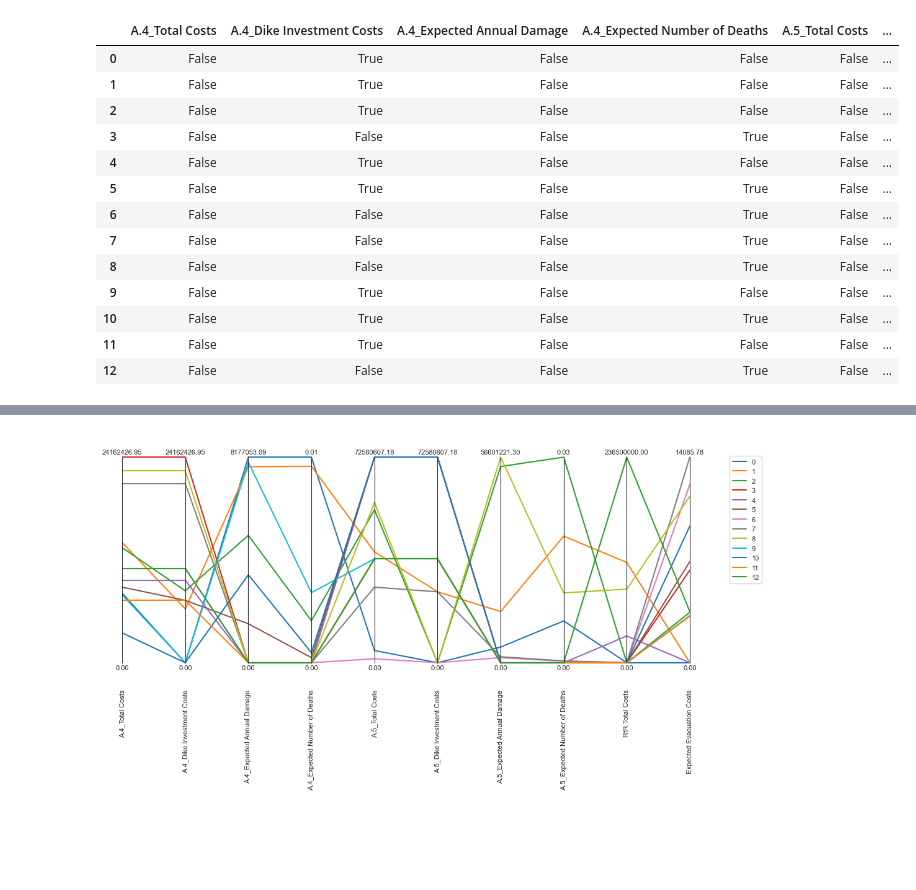
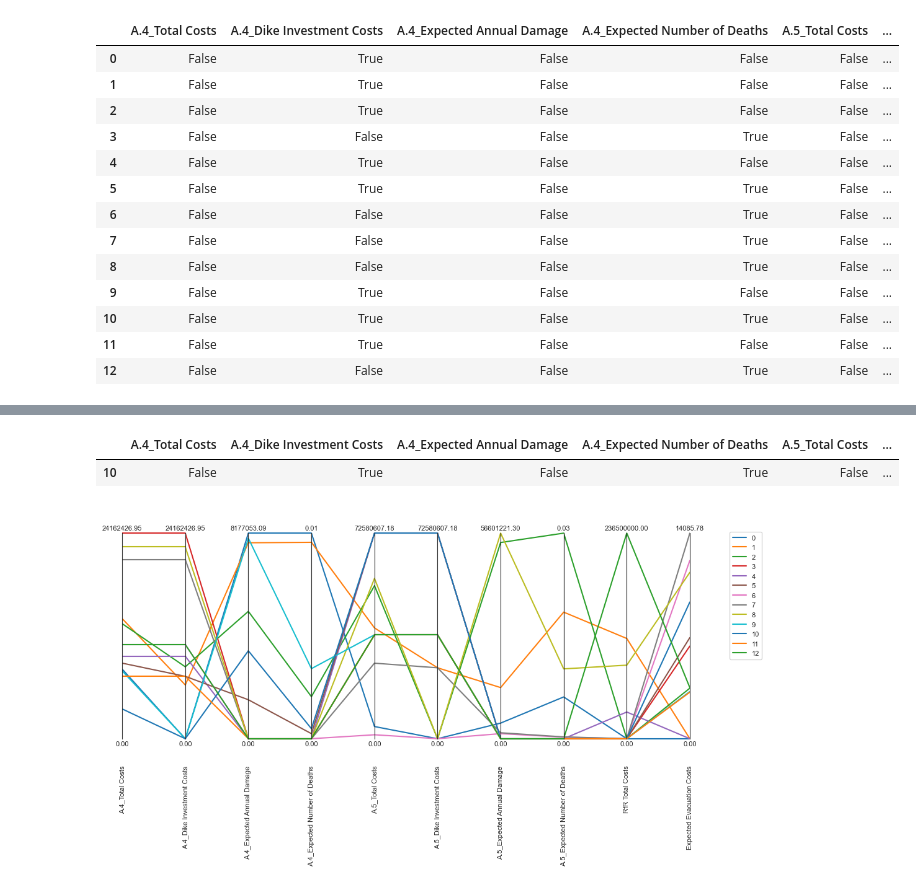
Before and after one commit to movephutthaphaiboon/epa141a-flood-policy-optimization-overijssel, a Jupyter notebook: final assignment/0_Robustness.ipynb, the cells around one changed output, grey strips where cells are left out. Saved outputs shown, nothing was run; the diff lists cells and outputs as text; code cells hidden in the pictures; blank space fills up the shorter version.

```diff
--- a/final assignment/0_Robustness.ipynb
+++ b/final assignment/0_Robustness.ipynb
@@ -337,0 +369,27 @@ satisficing_bool_df
+# %%
+thresholds = {
+    'A.4_Total Costs': 20000000,
+    'A.4_Expected Number of Deaths': 0.01,
+    'A.4_Expected Annual Damage': 1000000,
+    'A.4_Dike Investment Costs': 11000000,
+    'A.5_Total Costs': 20000000,
+    'A.5_Expected Number of Deaths': 0.04, # 0.04 IS THE SMALLEST
+    'A.5_Expected Annual Damage': 10000000,
+    'A.5_Dike Investment Costs': 35000000,
+    'RfR Total Costs': 150000000,
+    'Expected Evacuation Costs': 50000000,
+}
+
+satisficing_bool = {}
+
+for policy in np.unique(experiments['policy']):
+    mask = experiments['policy'] == policy
+    outcome_bools = {}
+    for outcome in model.outcomes:
+        values = outcomes[outcome.name][mask]
+        # True if all scenarios for this policy meet the threshold
+        outcome_bools[outcome.name] = np.all(values <= thresholds[outcome.name])
+    satisficing_bool[policy] = outcome_bools
+
+satisficing_bool_df = pd.DataFrame.from_dict(satisficing_bool, orient='index')
+satisficing_bool_df
@@ -338,3 +411,14 @@ satisficing_bool_df
+# %%
+# Find all policies that are True for both death outcomes
+filtered = satisficing_bool_df[
+    (satisficing_bool_df['A.4_Expected Number of Deaths']) &
+    (satisficing_bool_df['A.5_Expected Number of Deaths'])
+]
+
+filtered
+# %% [output]
+|  | A.4_Total Costs | A.4_Dike Investment Costs | A.4_Expected Annual Damage | A.4_Expected Number of Deaths | A.5_Total Costs | ... |
+| 10 | False | True | False | True | False | ... |
 # %%
 data = policy_medians_df  # Each row: policy, Each column: outcome
 colors = sns.color_palette(n_colors=len(data))
```
Also changed, not shown: parts of 3 cells of this notebook.
